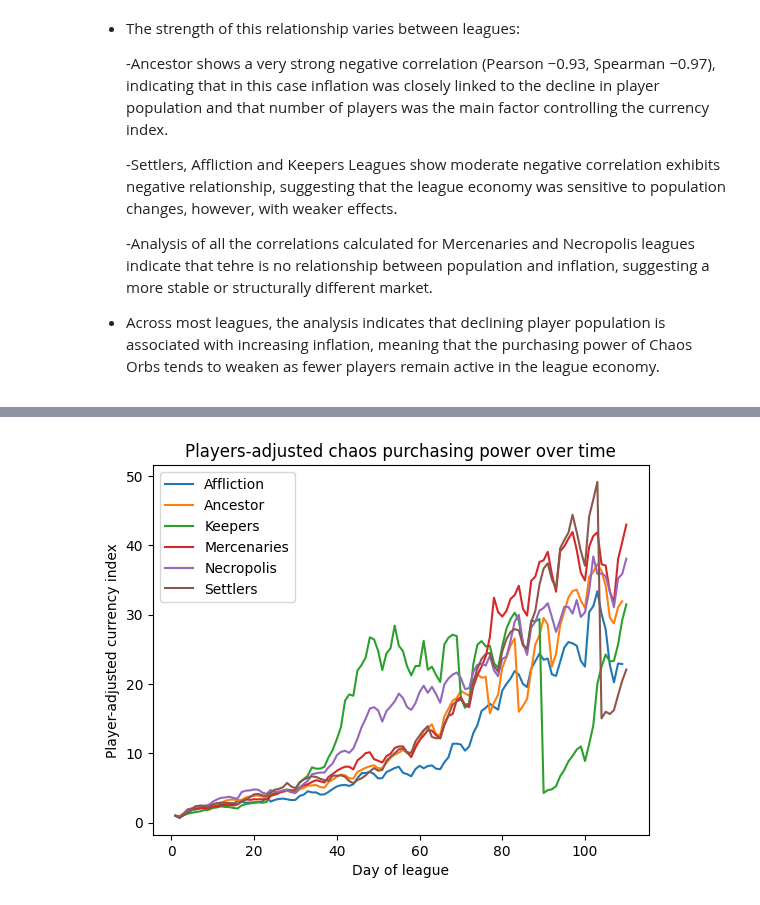
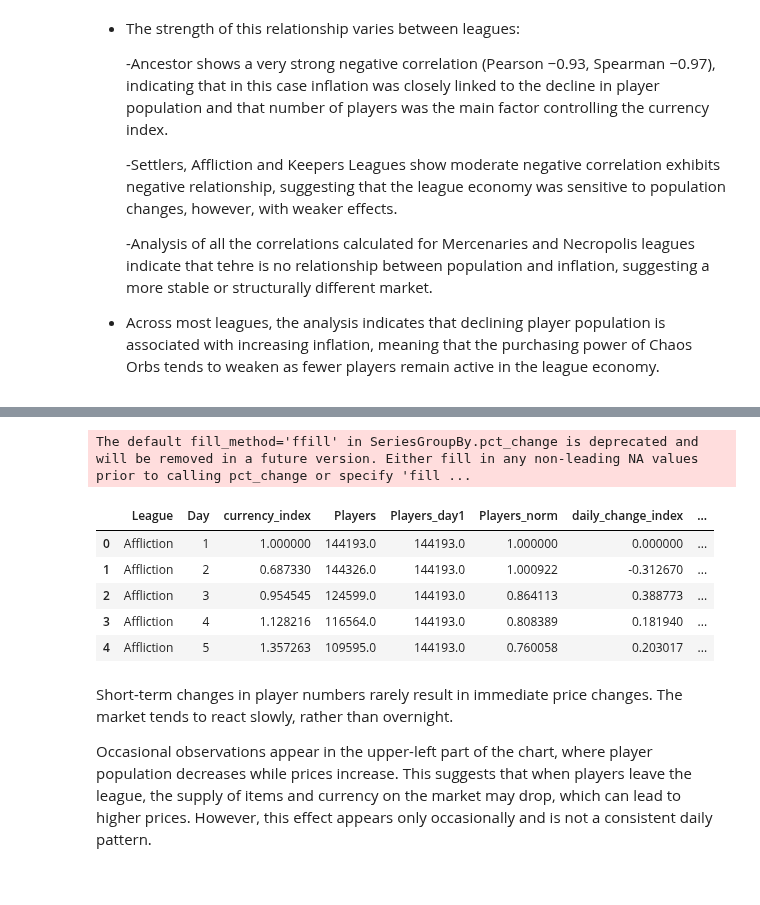
Before and after one commit to NataliaMiodowska/PoeMarketAnalyser, a Jupyter notebook: notebooks/06_players_activity_economics.ipynb, the cells around one changed output, grey strips where cells are left out. Drawn from its saved outputs; the diff is of its cells as text; code cells hidden in the pictures.

```diff
--- a/notebooks/06_players_activity_economics.ipynb
+++ b/notebooks/06_players_activity_economics.ipynb
@@ -136,13 +121,25 @@ economy_population.head()
-# %%
-economy_population_day110 = economy_population[economy_population["Day"] <= 110].copy()
-
-for league, df_league in economy_population_day110.groupby("League"):
-    plt.plot(df_league["Day"],df_league["player_adjusted_index"],label=league)
-
-plt.xlabel("Day of league")
-plt.ylabel("Player-adjusted currency index")
-plt.title("Players-adjusted chaos purchasing power over time")
-plt.legend()
-plt.show()
-# %% [output]
-[figure, removed]
+# %%
+economy_population = economy_population.sort_values(["League", "Day"]).copy()
+
+# Daily change of currency index
+economy_population["daily_change_index"] = (economy_population.groupby("League")["currency_index"].pct_change())
+
+# Daily change of player population                                               ]
+economy_population["daily_change_players"] = (economy_population.groupby("League")["Players_norm"].pct_change())
+economy_population[["daily_change_index","daily_change_players"]] = (economy_population[["daily_change_index","daily_change_players"]].fillna(0))
+
+# Limiting the scope of population change to avoid outliers
+economy_population_filtered = economy_population[economy_population["daily_change_players"].between(-0.2, 0.2)].copy()
+
+#exporting dataset
+economy_population.reset_index(drop=True).to_csv("C:/Users/user/Desktop/Data Science/PoeMarketAnalyser/data/poeninja/players_data_processed/population_economy.csv",sep=";",index=False)
+
+economy_population.head()
+# %% [output]
+The default fill_method='ffill' in SeriesGroupBy.pct_change is deprecated and will be removed in a future version. Either fill in any non-leading NA values prior to calling pct_change or specify 'fill ...
+|  | League | Day | currency_index | Players | Players_day1 | Players_norm | daily_change_index | ... |
+| 0 | Affliction | 1 | 1.000000 | 144193.0 | 144193.0 | 1.000000 | 0.000000 | ... |
+| 1 | Affliction | 2 | 0.687330 | 144326.0 | 144193.0 | 1.000922 | -0.312670 | ... |
+| 2 | Affliction | 3 | 0.954545 | 124599.0 | 144193.0 | 0.864113 | 0.388773 | ... |
+| 3 | Affliction | 4 | 1.128216 | 116564.0 | 144193.0 | 0.808389 | 0.181940 | ... |
+| 4 | Affliction | 5 | 1.357263 | 109595.0 | 144193.0 | 0.760058 | 0.203017 | ... |
@@ -148,0 +150,4 @@ plt.show()
+# %% [markdown]
+Short-term changes in player numbers rarely result in immediate price changes. The market tends to react slowly, rather than overnight.
+
+Occasional observations appear in the upper-left part of the chart, where player population decreases while prices increase. This suggests that when players leave the league, the supply of items and currency on the market may drop, which can lead to higher prices. However, this effect appears only occasionally and is not a consistent daily pattern.
```
Also changed, not shown: parts of 17 cells of this notebook.
